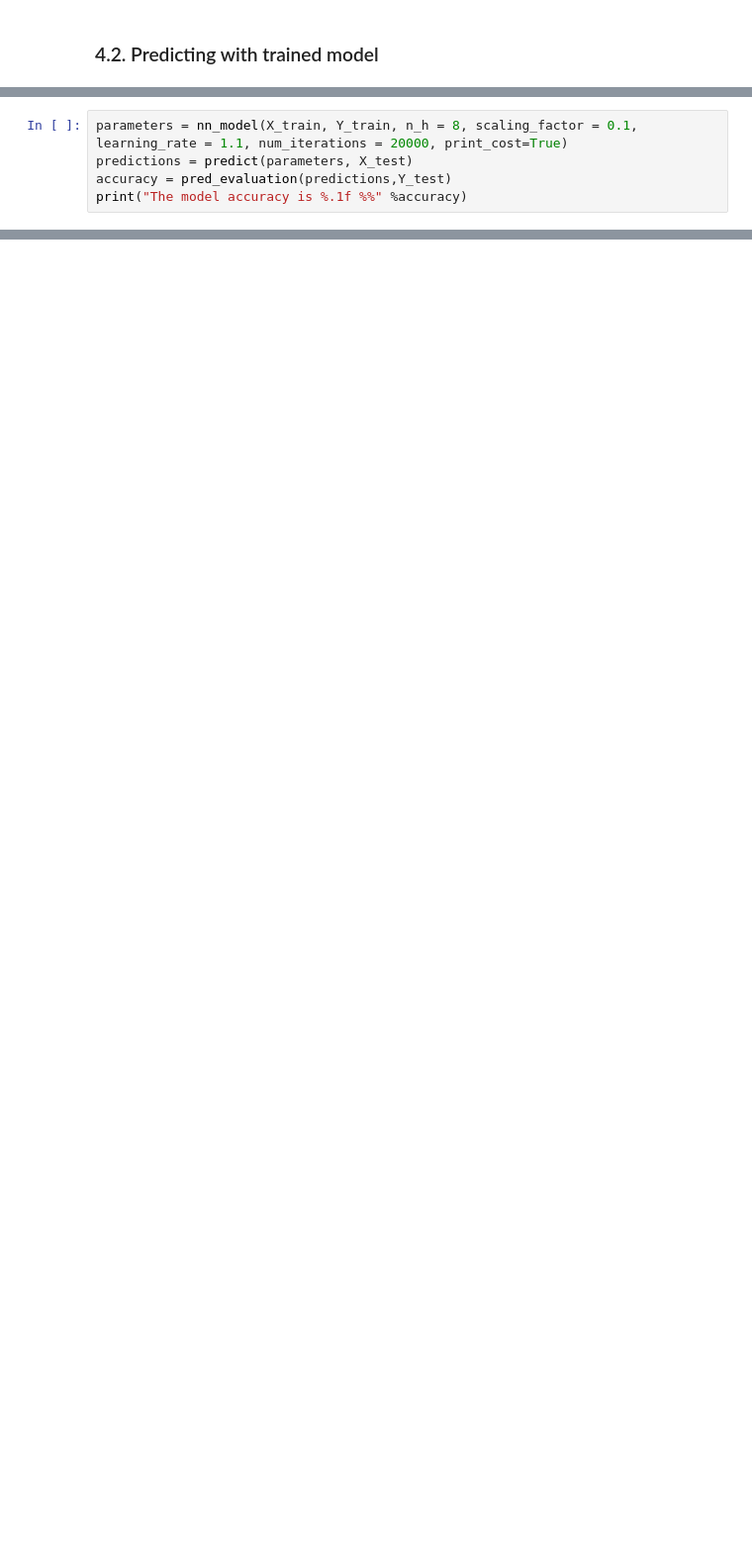
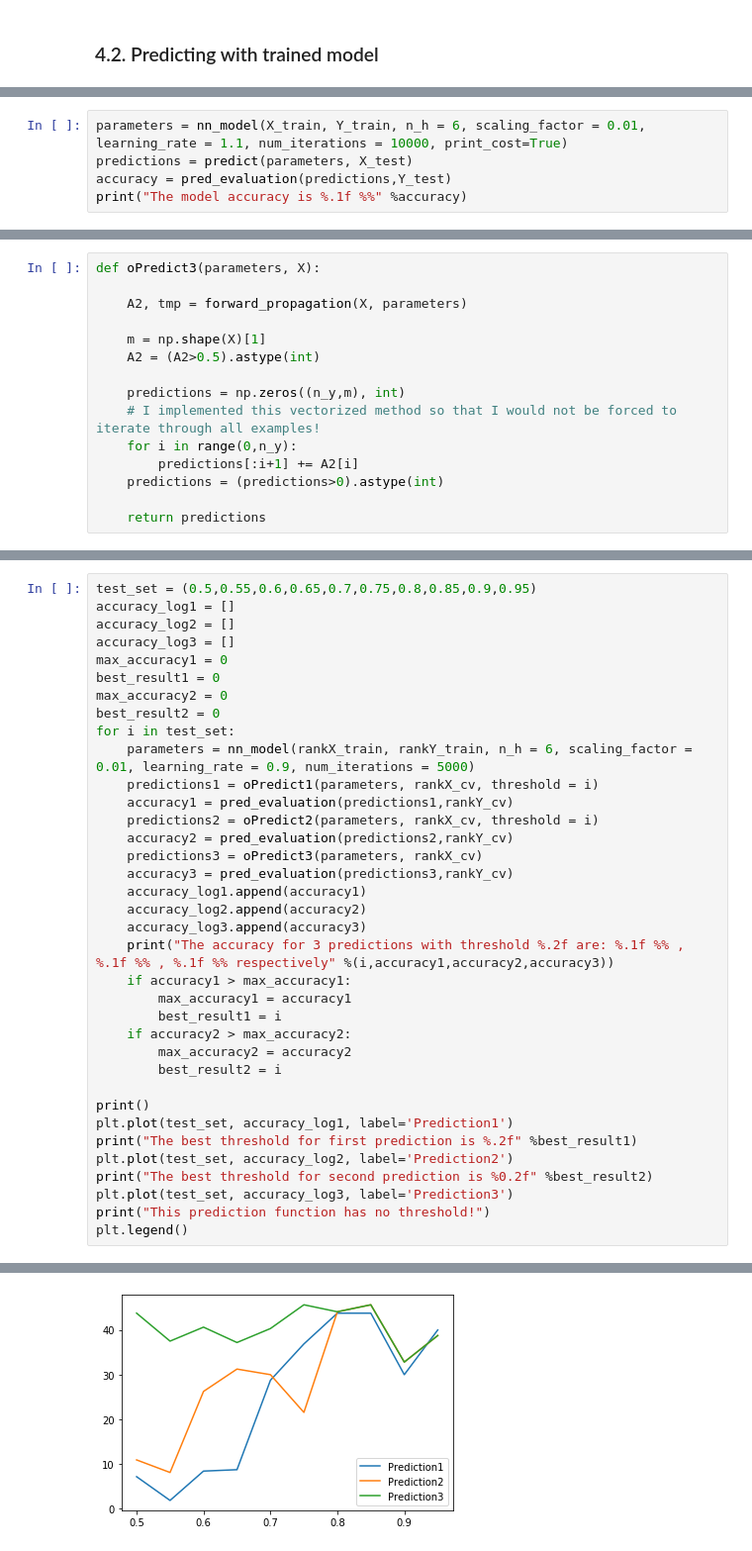
Before and after one commit to mahmoudjahanshahi/DeepLearning, a Jupyter notebook: RedWineQuality/shallowNN_tanh.ipynb, the cells around one changed output, grey strips where cells are left out. Shown at 99% size. Cells and saved outputs as stored; diff of their text form; blank space fills up the shorter version.

Commit message:
added ordinal class neural network model

```diff
--- a/RedWineQuality/shallowNN_tanh.ipynb
+++ b/RedWineQuality/shallowNN_tanh.ipynb
@@ -533,5 +464,5 @@ Accuracy with training simple linear regression model is 45.0 %.
 # %%
-parameters = nn_model(X_train, Y_train, n_h = 8, scaling_factor = 0.1, learning_rate = 1.1, num_iterations = 20000, print_cost=True)
+parameters = nn_model(X_train, Y_train, n_h = 6, scaling_factor = 0.01, learning_rate = 1.1, num_iterations = 10000, print_cost=True)
 predictions = predict(parameters, X_test)
 accuracy = pred_evaluation(predictions,Y_test)
 print("The model accuracy is %.1f %%" %accuracy)
@@ -555,0 +552,15 @@ The model accuracy is 39.7 %
+# %%
+def oPredict3(parameters, X):
+
+    A2, tmp = forward_propagation(X, parameters)
+
+    m = np.shape(X)[1]
+    A2 = (A2>0.5).astype(int)
+
+    predictions = np.zeros((n_y,m), int)
+    # I implemented this vectorized method so that I would not be forced to iterate through all examples!
+    for i in range(0,n_y):
+        predictions[:i+1] += A2[i]
+    predictions = (predictions>0).astype(int)
+
+    return predictions
@@ -555,0 +569,37 @@ The model accuracy is 39.7 %
+# %%
+test_set = (0.5,0.55,0.6,0.65,0.7,0.75,0.8,0.85,0.9,0.95)
+accuracy_log1 = []
+accuracy_log2 = []
+accuracy_log3 = []
+max_accuracy1 = 0
+best_result1 = 0
+max_accuracy2 = 0
+best_result2 = 0
+for i in test_set:
+    parameters = nn_model(rankX_train, rankY_train, n_h = 6, scaling_factor = 0.01, learning_rate = 0.9, num_iterations = 5000)
+    predictions1 = oPredict1(parameters, rankX_cv, threshold = i)
+    accuracy1 = pred_evaluation(predictions1,rankY_cv)
+    predictions2 = oPredict2(parameters, rankX_cv, threshold = i)
+    accuracy2 = pred_evaluation(predictions2,rankY_cv)
+    predictions3 = oPredict3(parameters, rankX_cv)
+    accuracy3 = pred_evaluation(predictions3,rankY_cv)
+    accuracy_log1.append(accuracy1)
+    accuracy_log2.append(accuracy2)
+    accuracy_log3.append(accuracy3)
+    print("The accuracy for 3 predictions with threshold %.2f are: %.1f %% , %.1f %% , %.1f %% respectively" %(i,accuracy1,accuracy2,accuracy3))
+    if accuracy1 > max_accuracy1:
+        max_accuracy1 = accuracy1
+        best_result1 = i
+    if accuracy2 > max_accuracy2:
+        max_accuracy2 = accuracy2
+        best_result2 = i
+
+print()
+plt.plot(test_set, accuracy_log1, label='Prediction1')
+print("The best threshold for first prediction is %.2f" %best_result1)
+plt.plot(test_set, accuracy_log2, label='Prediction2')
+print("The best threshold for second prediction is %0.2f" %best_result2)
+plt.plot(test_set, accuracy_log3, label='Prediction3')
+print("This prediction function has no threshold!")
+plt.legend()
+# %% [output]
@@ -555,0 +621 @@ The model accuracy is 39.7 %
+[figure, added]
```
Also changed, not shown: parts of 21 cells of this notebook.
